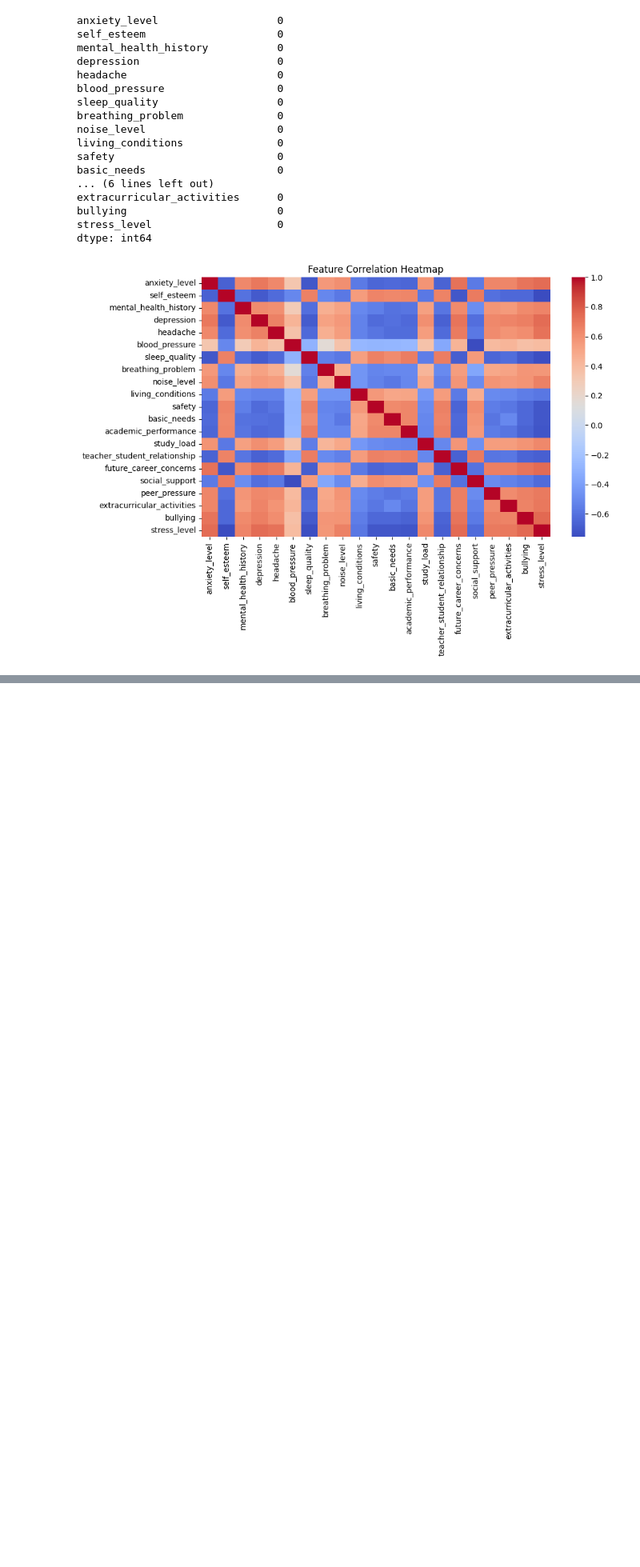
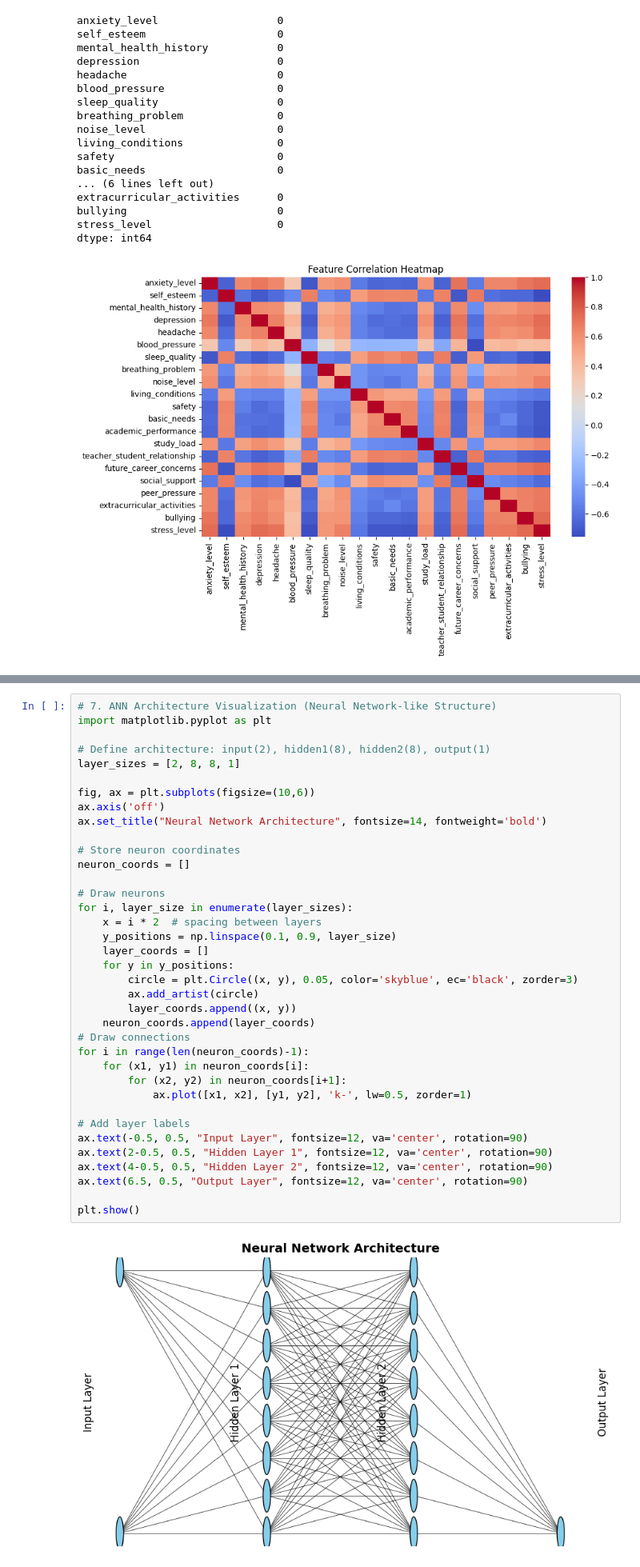
Before and after one commit to DevBatra05/DeepLearningLab, a Jupyter notebook: Lab_2.ipynb, the cells around one changed output, grey strips where cells are left out. Shown at 80% size. Saved outputs shown, nothing was run; the diff lists cells and outputs as text; blank space fills up the shorter version.

```diff
--- a/Lab_2.ipynb
+++ b/Lab_2.ipynb
@@ -149,3 +132,42 @@ Requirement already satisfied: aggdraw>=1.3.11 in /usr/local/lib/python3.12/dist
+# %%
+# 7. ANN Architecture Visualization (Neural Network-like Structure)
+import matplotlib.pyplot as plt
+
+# Define architecture: input(2), hidden1(8), hidden2(8), output(1)
+layer_sizes = [2, 8, 8, 1]
+
+fig, ax = plt.subplots(figsize=(10,6))
+ax.axis('off')
+ax.set_title("Neural Network Architecture", fontsize=14, fontweight='bold')
+
+# Store neuron coordinates
+neuron_coords = []
+
+# Draw neurons
+for i, layer_size in enumerate(layer_sizes):
+    x = i * 2  # spacing between layers
+    y_positions = np.linspace(0.1, 0.9, layer_size)
+    layer_coords = []
+    for y in y_positions:
+        circle = plt.Circle((x, y), 0.05, color='skyblue', ec='black', zorder=3)
+        ax.add_artist(circle)
+        layer_coords.append((x, y))
+    neuron_coords.append(layer_coords)
+# Draw connections
+for i in range(len(neuron_coords)-1):
+    for (x1, y1) in neuron_coords[i]:
+        for (x2, y2) in neuron_coords[i+1]:
+            ax.plot([x1, x2], [y1, y2], 'k-', lw=0.5, zorder=1)
+
+# Add layer labels
+ax.text(-0.5, 0.5, "Input Layer", fontsize=12, va='center', rotation=90)
+ax.text(2-0.5, 0.5, "Hidden Layer 1", fontsize=12, va='center', rotation=90)
+ax.text(4-0.5, 0.5, "Hidden Layer 2", fontsize=12, va='center', rotation=90)
+ax.text(6.5, 0.5, "Output Layer", fontsize=12, va='center', rotation=90)
+
+plt.show()
+# %% [output]
+[figure, added]
 # %%
 history = model.fit(X_train, y_train, epochs=50, batch_size=32,
                     validation_data=(X_test, y_test))
```
Also changed, not shown: parts of 6 cells of this notebook.
